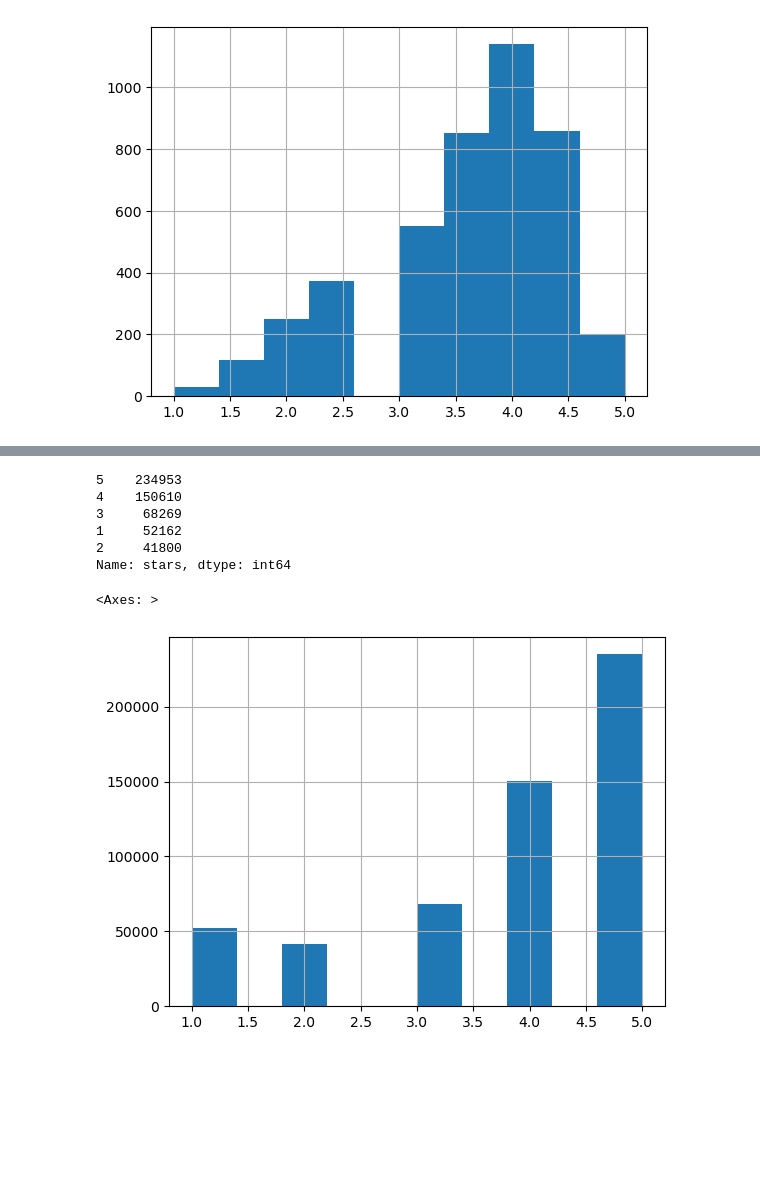
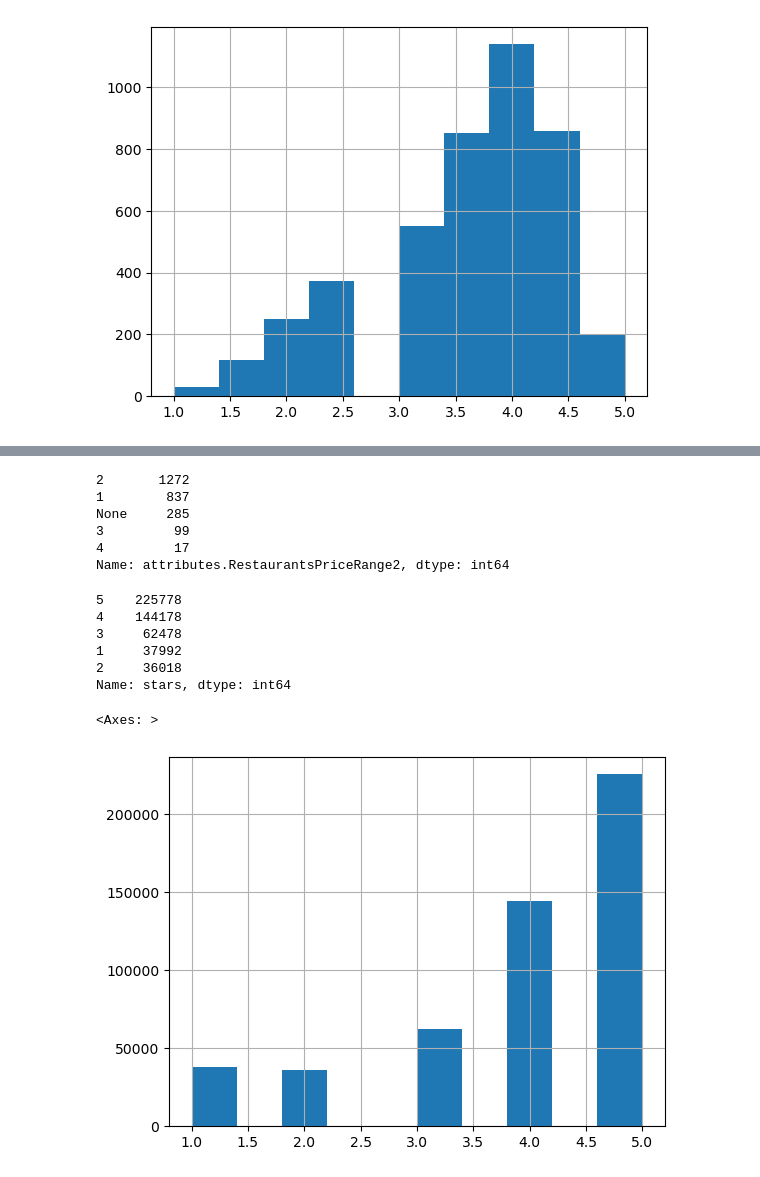
Before and after one commit to MaksimObukhov/restaurant-semantic-search-app, a Jupyter notebook: yelp_main.ipynb, the cells around one changed output, grey strips where cells are left out. Drawn from its saved outputs; the diff is of its cells as text; code cells hidden in the pictures; blank space fills up the shorter version.

Commit message:
df: add high_score for businesses, high_score_reviews for reviews

```diff
--- a/yelp_main.ipynb
+++ b/yelp_main.ipynb
@@ -88,6 +88,3 @@ WorkingHours.Friday                       615
 WorkingHours.Saturday                     615
 WorkingHours.Sunday                       615
 dtype: int64
-# %%
-# Drop attributes columns
-business_df = business_df.drop(business_df.filter(like='attributes').columns, axis=1)
@@ -129,0 +109,4 @@ Name: stars, dtype: int64
+# %%
+high_score = business_df[business_df["stars"] >= 3.0]
+high_score = high_score[high_score["review_count"] >= 20]
+high_score_reviews = review_df[review_df["business_id"].isin(high_score["business_id"])]
@@ -130,13 +135,22 @@ Name: stars, dtype: int64
+# %%
+high_score["attributes.RestaurantsPriceRange2"].fillna("None").value_counts()
+# %% [output]
+2       1272
+1        837
+None     285
+3         99
+4         17
+Name: attributes.RestaurantsPriceRange2, dtype: int64
 # %%
-print(review_df["stars"].value_counts())
-review_df["stars"].hist()
+print(high_score_reviews["stars"].value_counts())
+high_score_reviews["stars"].hist()
 # %% [output]
-5    234953
-4    150610
-3     68269
-1     52162
-2     41800
+5    225778
+4    144178
+3     62478
+1     37992
+2     36018
 Name: stars, dtype: int64
 <Axes: >
-[figure, old version]
+[figure, new version]
 # %%
```
Also changed, not shown: parts of 7 cells of this notebook.
